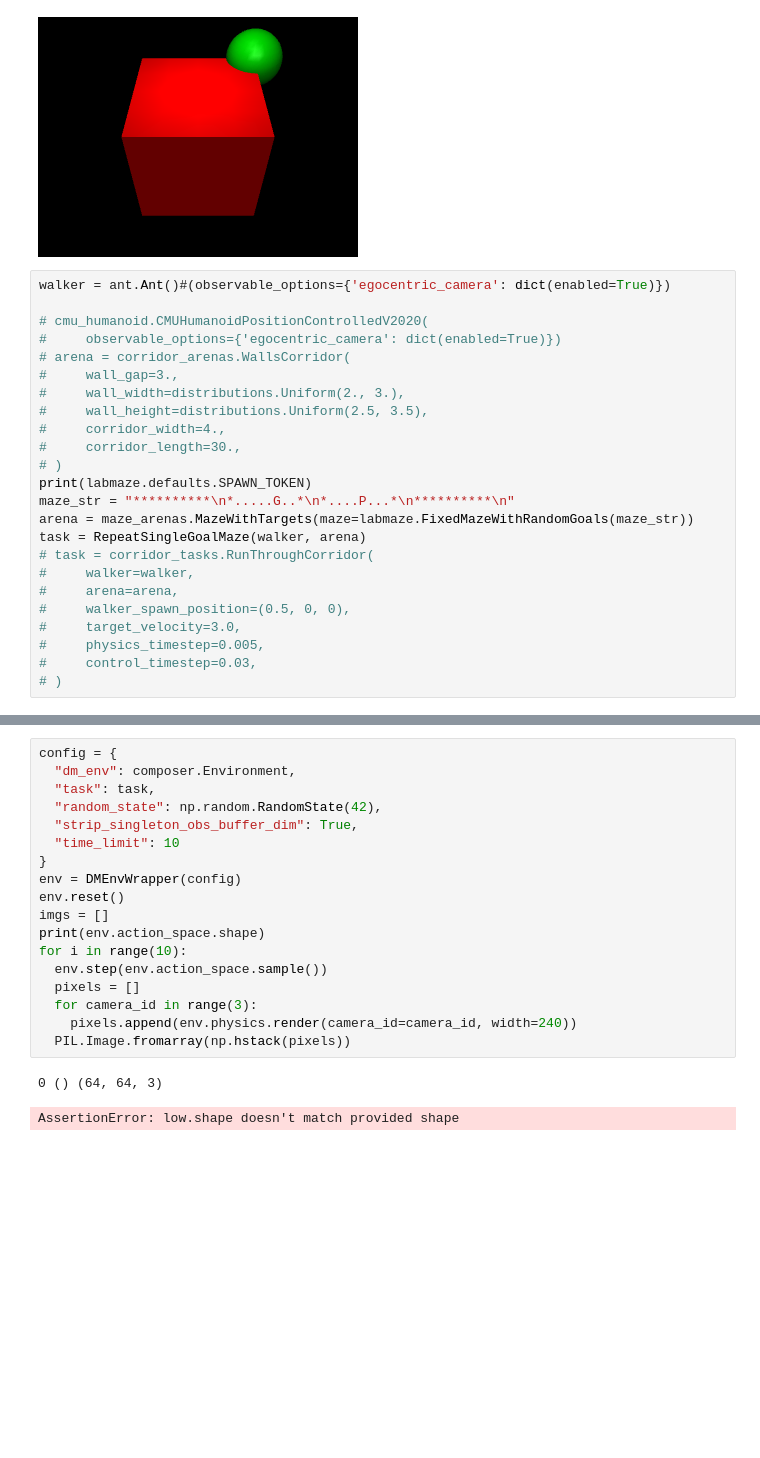
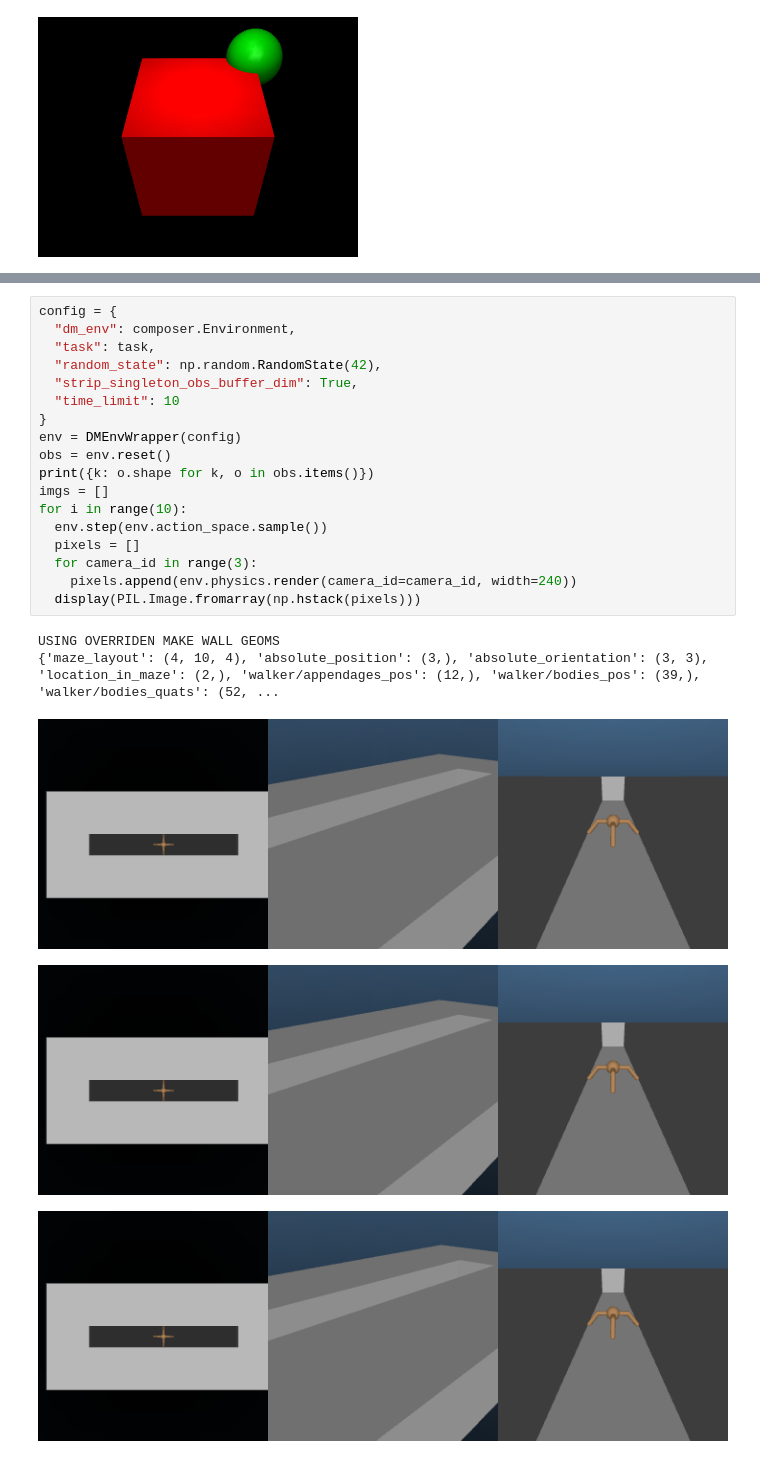
Before and after one commit to Demosthen/ActiveRL, a Jupyter notebook: dm_control_experiments.ipynb, the cells around one changed output, grey strips where cells are left out. Cells and saved outputs as stored; diff of their text form; blank space fills up the shorter version.

Commit message:
maze renders now

```diff
--- a/dm_control_experiments.ipynb
+++ b/dm_control_experiments.ipynb
@@ -111,27 +118,3 @@ pixels = physics.render()
 PIL.Image.fromarray(pixels)
 # %% [output]
 [figure]
-# %%
-walker = ant.Ant()#(observable_options={'egocentric_camera': dict(enabled=True)})
-
-# cmu_humanoid.CMUHumanoidPositionControlledV2020(
-#     observable_options={'egocentric_camera': dict(enabled=True)})
-# arena = corridor_arenas.WallsCorridor(
-#     wall_gap=3.,
-#     wall_width=distributions.Uniform(2., 3.),
-#     wall_height=distributions.Uniform(2.5, 3.5),
-#     corridor_width=4.,
-#     corridor_length=30.,
-# )
-print(labmaze.defaults.SPAWN_TOKEN)
-maze_str = "**********\n*.....G..*\n*....P...*\n**********\n"
-arena = maze_arenas.MazeWithTargets(maze=labmaze.FixedMazeWithRandomGoals(maze_str))
-task = RepeatSingleGoalMaze(walker, arena)
-# task = corridor_tasks.RunThroughCorridor(
-#     walker=walker,
-#     arena=arena,
-#     walker_spawn_position=(0.5, 0, 0),
-#     target_velocity=3.0,
-#     physics_timestep=0.005,
-#     control_timestep=0.03,
-# )
@@ -140,21 +125,24 @@ P
 # %%
 config = {
   "dm_env": composer.Environment,
   "task": task,
   "random_state": np.random.RandomState(42),
   "strip_singleton_obs_buffer_dim": True,
   "time_limit": 10
 }
 env = DMEnvWrapper(config)
-env.reset()
+obs = env.reset()
+print({k: o.shape for k, o in obs.items()})
 imgs = []
-print(env.action_space.shape)
 for i in range(10):
   env.step(env.action_space.sample())
   pixels = []
   for camera_id in range(3):
     pixels.append(env.physics.render(camera_id=camera_id, width=240))
-  PIL.Image.fromarray(np.hstack(pixels))
+  display(PIL.Image.fromarray(np.hstack(pixels)))
 # %% [output]
-0 () (64, 64, 3)
+USING OVERRIDEN MAKE WALL GEOMS
+{'maze_layout': (4, 10, 4), 'absolute_position': (3,), 'absolute_orientation': (3, 3), 'location_in_maze': (2,), 'walker/appendages_pos': (12,), 'walker/bodies_pos': (39,), 'walker/bodies_quats': (52, ...
-AssertionError: low.shape doesn't match provided shape
+[figure, added]
+[figure, added]
+[figure, added]
```
Also changed, not shown: parts of 5 cells of this notebook, 2 other files.
